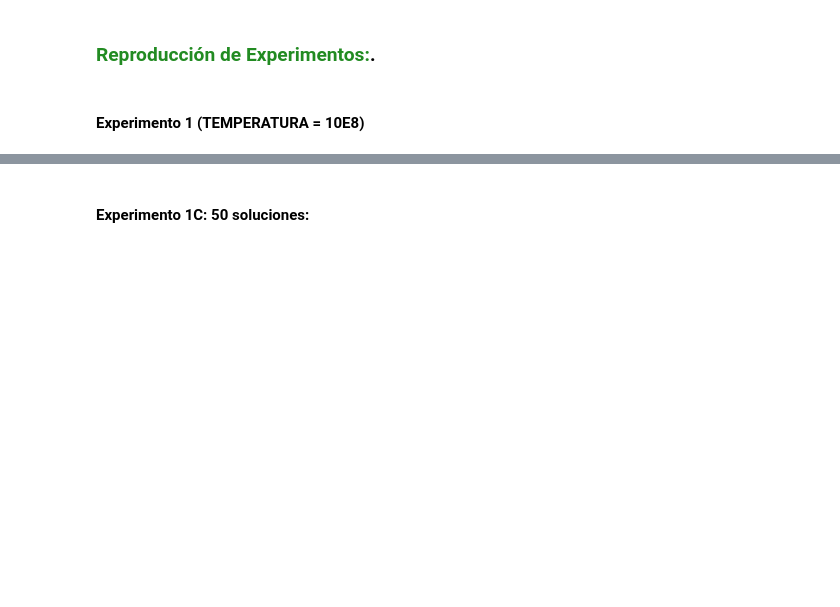
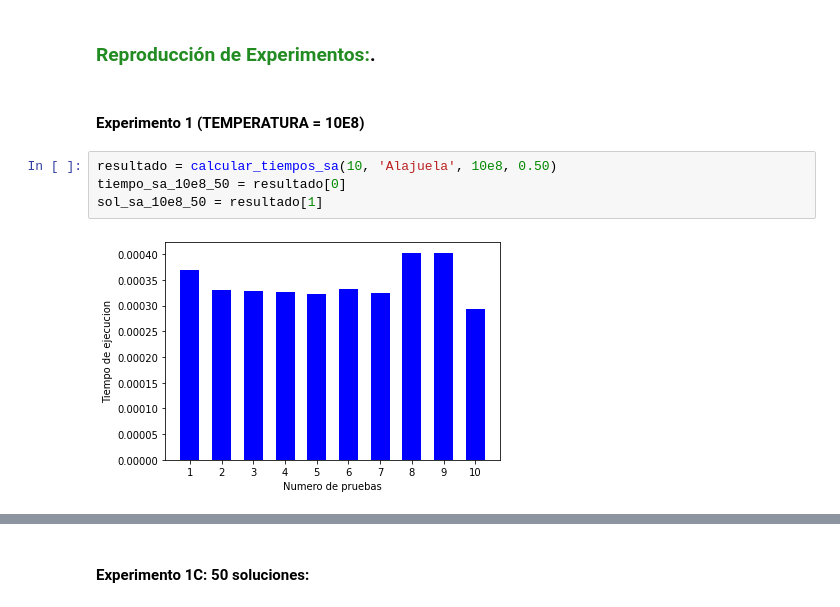
Before and after one commit to IC-3002/ic-3002-2020ii-p2-pseint, a Jupyter notebook: Cuaderno_Proyecto2.ipynb, the cells around one changed output, grey strips where cells are left out. Drawn from its saved outputs; the diff is of its cells as text; blank space fills up the shorter version.

```diff
--- a/Cuaderno_Proyecto2.ipynb
+++ b/Cuaderno_Proyecto2.ipynb
@@ -211,3 +211,9 @@ from additional_functions import *
 ### <span style="color:ForestGreen">Reproducción de Experimentos:</span>.
 # %% [markdown]
    #### Experimento 1 (TEMPERATURA = 10E8)
+# %%
+resultado = calcular_tiempos_sa(10, 'Alajuela', 10e8, 0.50)
+tiempo_sa_10e8_50 = resultado[0]
+sol_sa_10e8_50 = resultado[1]
+# %% [output]
+[figure, added]
```
Also changed, not shown: parts of 15 cells of this notebook, 1 other file.
